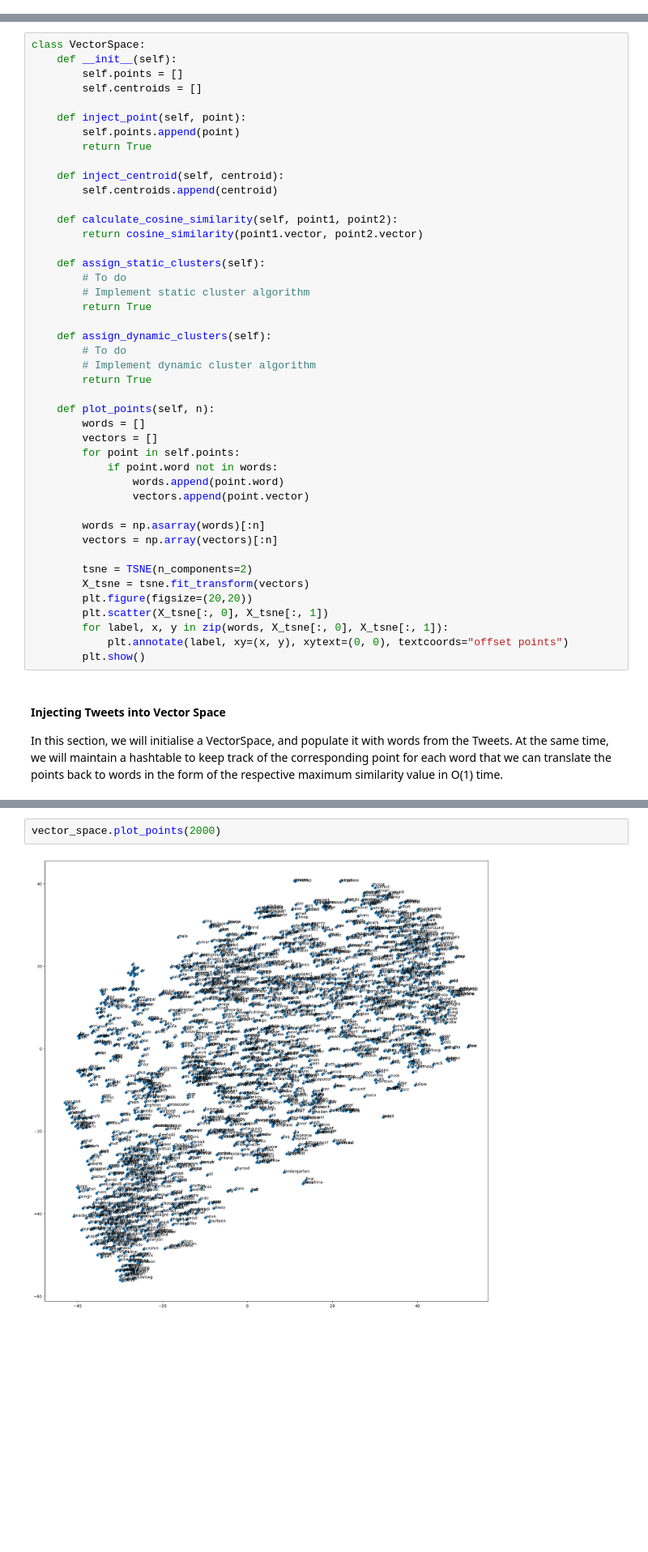
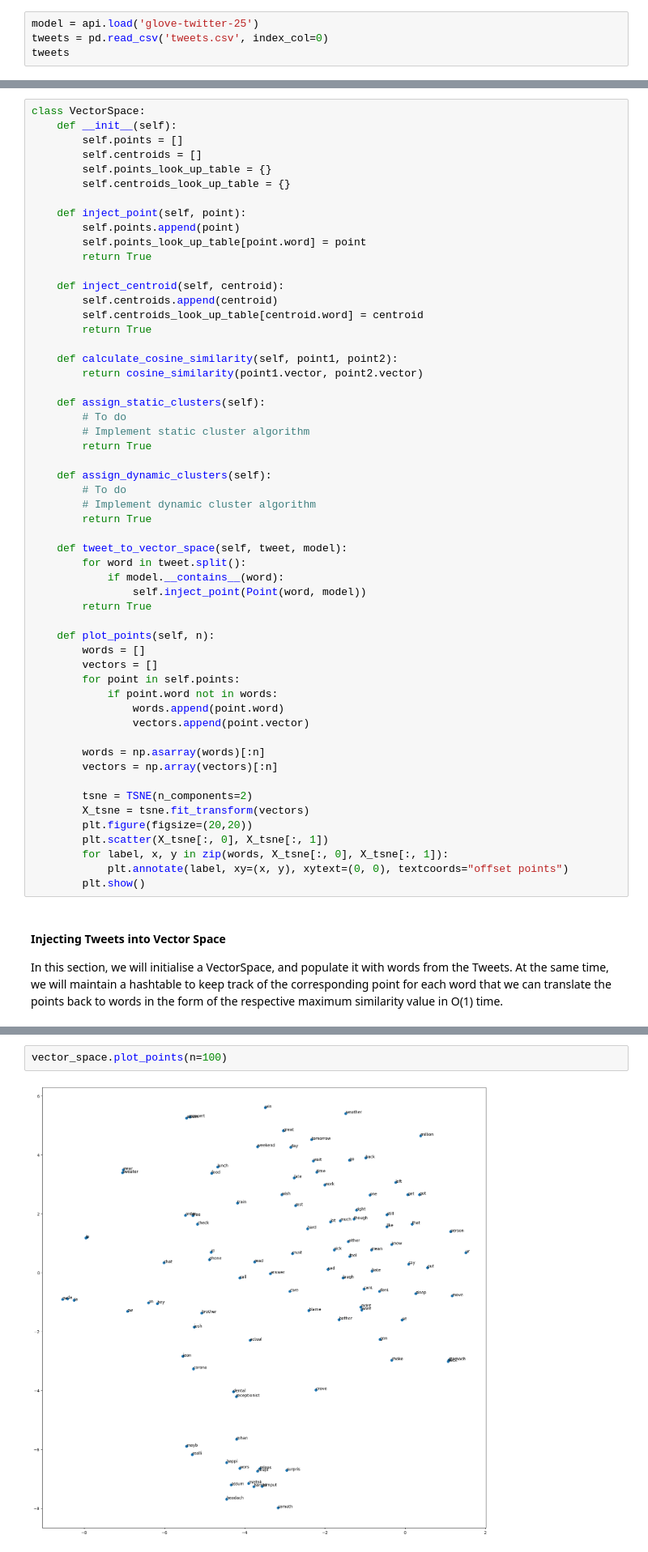
Before and after one commit to edologgerbird/context-capturing-clustering, a Jupyter notebook: final_project.ipynb, the cells around one changed output, grey strips where cells are left out. Shown at 81% size. Cells and saved outputs as stored; diff of their text form; blank space fills up the shorter version.

Commit message:
move look up table into VectorSpace

```diff
--- a/final_project.ipynb
+++ b/final_project.ipynb
@@ -200,3 +200,7 @@ Class Centroid(Point):
 from sklearn.metrics.pairwise import cosine_similarity
 
 from sklearn.manifold import TSNE
+# %%
+model = api.load('glove-twitter-25')
+tweets = pd.read_csv('tweets.csv', index_col=0)
+tweets
@@ -247,13 +265,18 @@ class VectorSpace:
     def __init__(self):
         self.points = []
         self.centroids = []
+        self.points_look_up_table = {}
+        self.centroids_look_up_table = {}
 
     def inject_point(self, point):
         self.points.append(point)
+        self.points_look_up_table[point.word] = point
         return True
 
     def inject_centroid(self, centroid):
         self.centroids.append(centroid)
+        self.centroids_look_up_table[centroid.word] = centroid
+        return True
 
     def calculate_cosine_similarity(self, point1, point2):
         return cosine_similarity(point1.vector, point2.vector)
@@ -266,6 +289,12 @@ class VectorSpace:
     def assign_dynamic_clusters(self):
         # To do
         # Implement dynamic cluster algorithm
+        return True
+
+    def tweet_to_vector_space(self, tweet, model):
+        for word in tweet.split():
+            if model.__contains__(word):
+                self.inject_point(Point(word, model))
         return True
 
     def plot_points(self, n):
@@ -339,4 +354,4 @@ Name: cleaned_text, Length: 19479, dtype: bool
 # %%
-vector_space.plot_points(2000)
+vector_space.plot_points(n=100)
 # %% [output]
-[figure, old version]
+[figure, new version]
```
Also changed, not shown: parts of 4 cells of this notebook.
